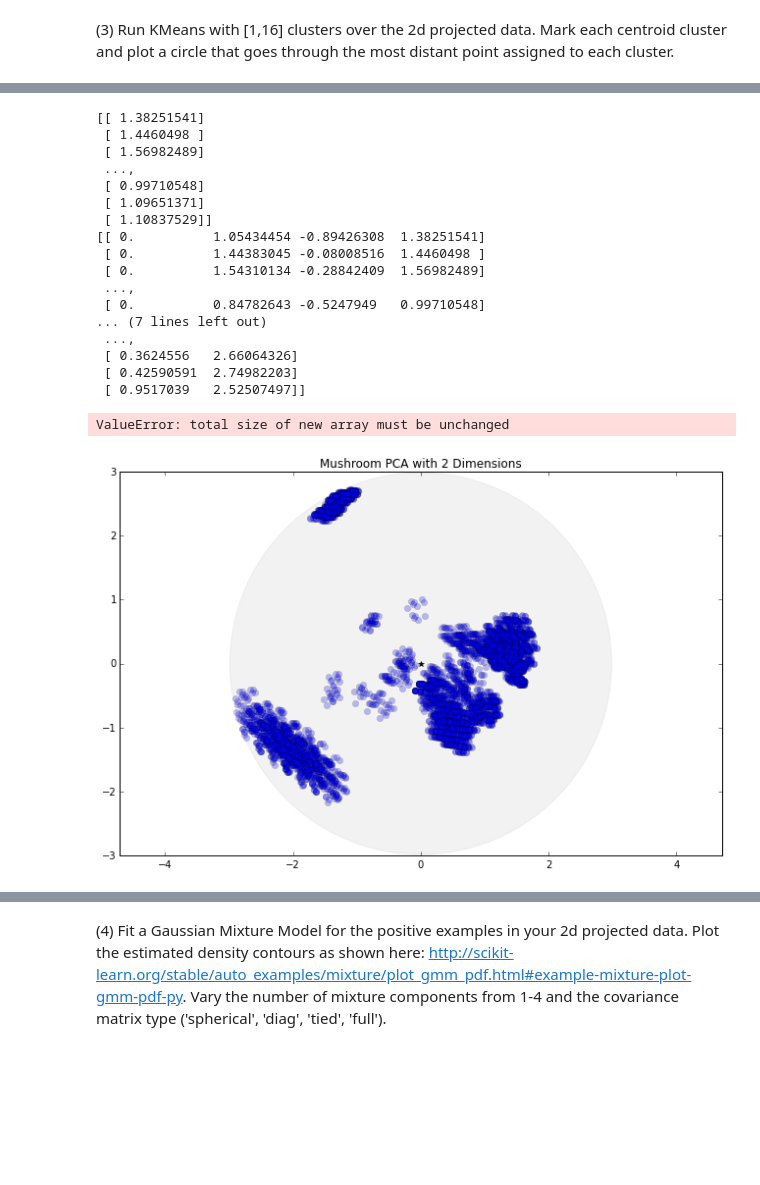
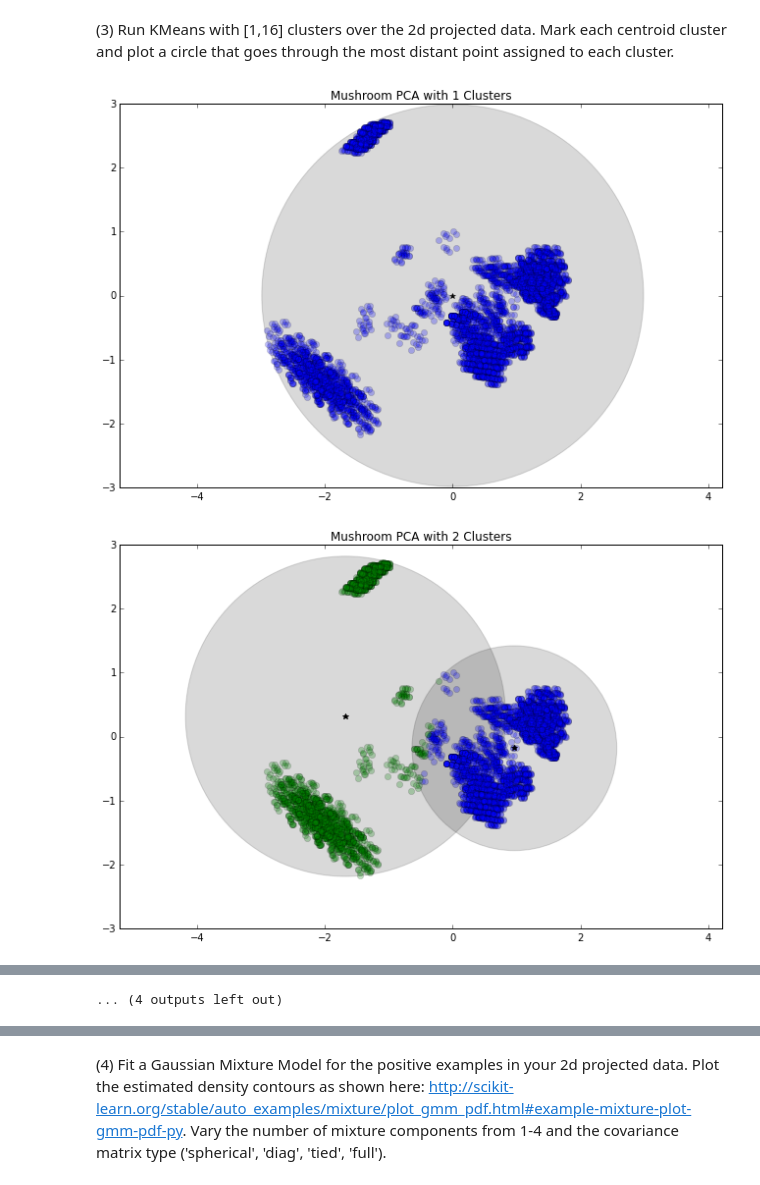
Before and after one commit to jphilippou27/MachineLearning, a Jupyter notebook: Jennifer_Philippou_p3.ipynb, the cells around one changed output, grey strips where cells are left out. Cells and saved outputs as stored; diff of their text form; code cells hidden in the pictures; blank space fills up the shorter version.

```diff
--- a/Jennifer_Philippou_p3.ipynb
+++ b/Jennifer_Philippou_p3.ipynb
@@ -129,58 +129,53 @@ P2()
 # %% [markdown]
 (3) Run KMeans with [1,16] clusters over the 2d projected data. Mark each centroid cluster and plot a circle that goes through the most distant point assigned to each cluster.
 # %%
-k_values = [1,2] #,3]#,4,5,6,7]
+k_values = range(1,17)
 ### STUDENT START ###
 pca = PCA(n_components=2)
 pca.fit(train_data)
 train_2d_data = pca.transform(train_data)
 
+fig, axes = plt.subplots(4,4,figsize=(16,16))
+for n in range (1,5):
+    for m in range(0,len(matrix_type_list)):
 #run kmeans; try out some different k here
 for k in (k_values):
     #builds model
     model = KMeans(n_clusters=k, precompute_distances = True)
     model.fit(train_2d_data, train_labels)
 
     #find the centers
     cluster_centers = (model.cluster_centers_)
 
     #make a df with the cluster labels
     train_long_labels = np.reshape(model.labels_,(1,7000)) #must format as (1L, 7000) not (7000L,)
     df_graph = np.concatenate((train_long_labels.T, train_2d_data), axis = 1) #the T is critical to the code working, axis = 1 means add the columns
 
     #kmeans has built in mechanism to calculate the distance of the points to each centroid
     distances = model.transform(train_2d_data)
-    print distances
-    train_distances = np.reshape(model.transform(train_2d_data),(1,7000)) #must format as (1L, 7000) not (7000L,)
-    df_graph = np.concatenate((df_graph, train_distances.T), axis = 1)
-    print df_graph
+    df_graph = np.hstack((df_graph, distances))
 
     #visually show the data after its been reduced to 2 dimensions
     plt.figure(figsize=(11, 7))
     #fig, axes = plt.subplots(1,3,figsize=(10,10))
     #plot all datapoints
     for j in range(0,k+1):
         plt.plot(df_graph[df_graph[:,0]==j,1], df_graph[df_graph[:,0]==j,2],marker='o',linestyle='', alpha =0.25) #must plot series separately, first subset to just not posionous, then grab (x,y) with x[:,0]and [:,1]
         #plot centers
-    #print "center" +str(cluster_centers)
+    #add cluster centers to plot
     for f in range(0,k):
         plt.plot(np.asarray(cluster_centers)[:,0],np.asarray(cluster_centers)[:,1],marker='*',linestyle='',color='black')
-        #print np.asarray(cluster_centers)[np.asarray(cluster_centers)[f,0],0],np.asarray(cluster_centers)[np.asarray(cluster_centers)[f,1],1]
-        #print f
-        #print "x" + str(np.asarray(cluster_centers)[f,0]),
-        #print "y" + str(np.asarray(cluster_centers)[f,1]),
-        #print distances[:,f]
-        print df_graph[df_graph[:,0]==j,3]
-        print np.max(df_graph[df_graph[:,0]==j],distances[f])
-        circle = plt.Circle((np.asarray(cluster_centers)[f,0],np.asarray(cluster_centers)[f,1]),color ="black", radius = np.max(distances[:,f]), alpha =0.05)
+        #reduce df_graph to just the datapoints in the cluster
+        necessary_evil = df_graph[df_graph[:,0]==f]
+        #find the max dist (radius) for each cluster
+        circle = plt.Circle((np.asarray(cluster_centers)[f,0],np.asarray(cluster_centers)[f,1]),color ="black", radius = np.max(necessary_evil[:,f+3]), alpha =0.15) #np.max(df_graph[df_graph[:,0]==f,f+3])
         plt.axes().set_aspect('equal', 'datalim')#makes actual circles not ovals
-        plt.axis(xmin =-3, xmax=3, ymin=-3, ymax=3) #not sure this is still effective (???)
+        #plt.axis(xmin =-3, xmax=3, ymin=-3, ymax=3) #not sure this is still effective (???)
         plt.gca().add_artist(circle) #circles are weird and need a second plot
-    plt.title('Mushroom PCA with 2 Dimensions')
+    plt.title('Mushroom PCA with '+ str(f+1) + ' Clusters')
 
 
-    #accuracy Calcs
-    print "Hyperparameter k:" + str(k),
-
 ### STUDENT END ###
 # %% [output]
+[figure, new version]
+[figure, added]
@@ -187,19 +192 @@ for k in (k_values):
-[[ 1.38251541]
- [ 1.4460498 ]
- [ 1.56982489]
- ...,
- [ 0.99710548]
- [ 1.09651371]
- [ 1.10837529]]
-[[ 0.          1.05434454 -0.89426308  1.38251541]
- [ 0.          1.44383045 -0.08008516  1.4460498 ]
- [ 0.          1.54310134 -0.28842409  1.56982489]
- ...,
- [ 0.          0.84782643 -0.5247949   0.99710548]
-... (7 lines left out)
- ...,
- [ 0.3624556   2.66064326]
- [ 0.42590591  2.74982203]
- [ 0.9517039   2.52507497]]
+... (4 outputs left out)
-ValueError: total size of new array must be unchanged
-[figure, old version]
```
Also changed, not shown: parts of 8 cells of this notebook.
